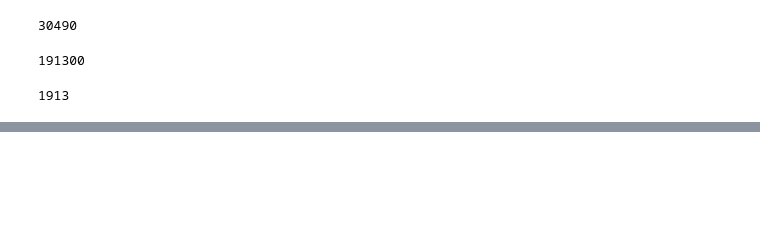
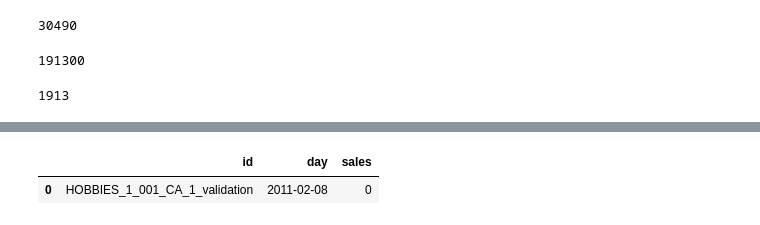
Before and after one commit to cluePrints/data-sci-fience, a Jupyter notebook: m5-forecasting-accuracy/0300. Model - fastai tabular melt.ipynb, the cells around one changed output, grey strips where cells are left out. Drawn from its saved outputs; the diff is of its cells as text; code cells hidden in the pictures; blank space fills up the shorter version.

```diff
--- a/m5-forecasting-accuracy/0300. Model - fastai tabular melt.ipynb
+++ b/m5-forecasting-accuracy/0300. Model - fastai tabular melt.ipynb
@@ -115,0 +90,14 @@ list(sorted(df_sales_train_melt['day_date'].unique()))[:10]
+# %%
+df_sample_submission = pd.read_csv('raw/sample_submission.csv')
+df_sample_submission.head()
+from datetime import timedelta
+d_1_date = pd.to_datetime('2011-02-08')
+mapping = {f'F{day}':(d_1_date + timedelta(days=day-1)).date() for day in range(1,29)}
+mapping['id'] = 'id'
+# TODO: sell_price should come from last sales day
+df_sample_submission.columns = df_sample_submission.columns.map(mapping)
+df_sample_submission_melt = df_sample_submission.melt(id_vars='id', var_name='day', value_name='sales')
+df_sample_submission_melt.head(1)
+# %% [output]
+|  | id | day | sales |
+| 0 | HOBBIES_1_001_CA_1_validation | 2011-02-08 | 0 |
```
Also changed, not shown: parts of 10 cells of this notebook, 1 other file.
